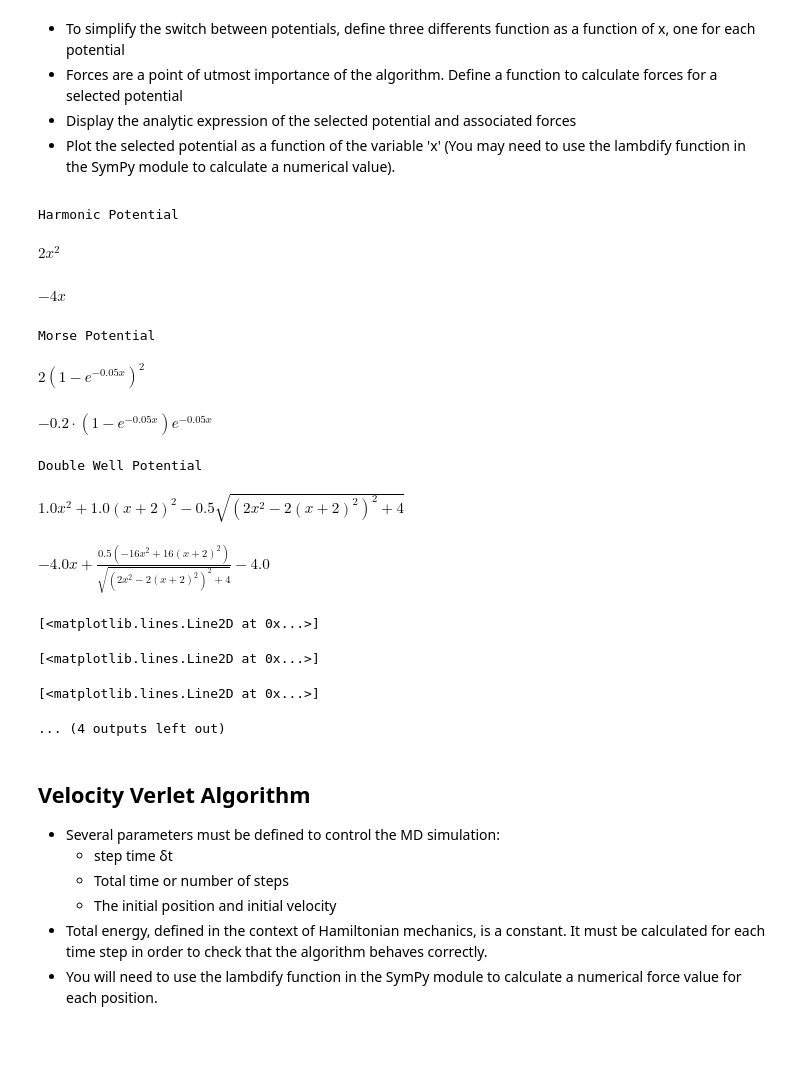
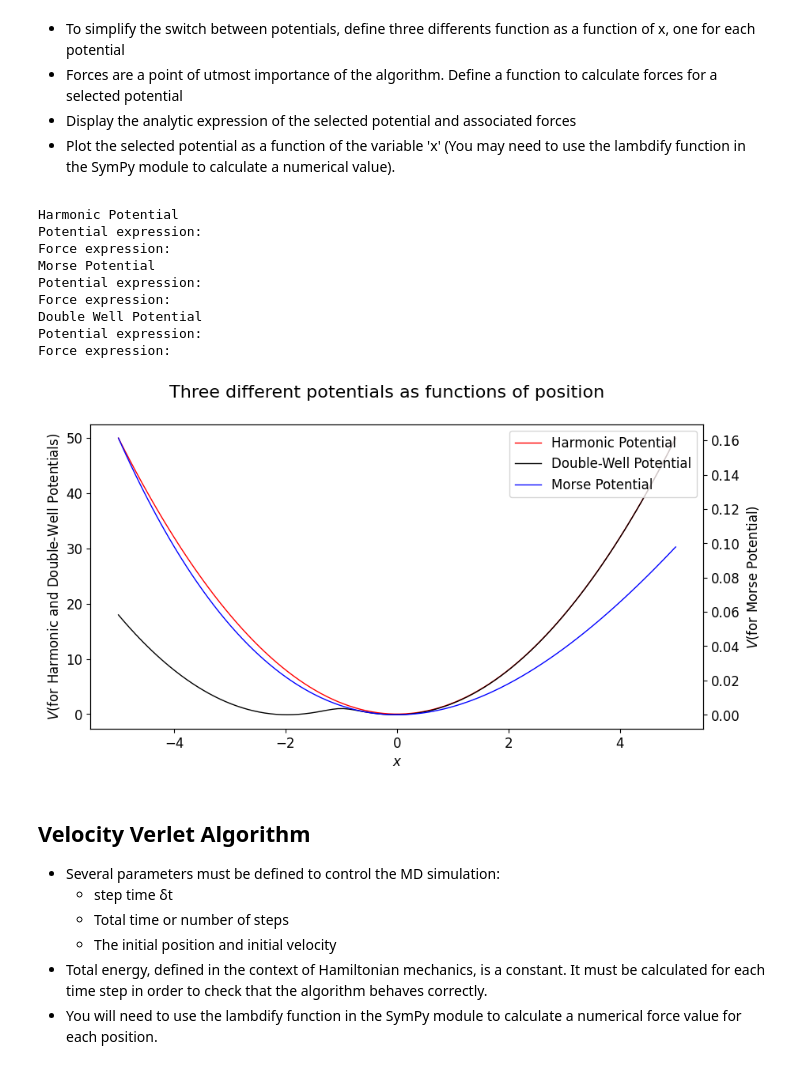
Before and after one commit to vfornemo/PytChem, a Jupyter notebook: MD_VVERLET_Tianyi.ipynb, the cells around one changed output. Drawn from its saved outputs; the diff is of its cells as text; code cells hidden in the pictures; blank space fills up the shorter version.

```diff
--- a/MD_VVERLET_Tianyi.ipynb
+++ b/MD_VVERLET_Tianyi.ipynb
@@ -121,7 +121,7 @@ def morse_V(x):
     if isinstance(x, Symbol):
         v = De*(1-sym.exp(-alpha*(x-xe_1)))**2
     else:
-        v = De*(1-math.exp(-alpha*(x-xe_1)))**2
+        v = De*(1-np.exp(-alpha*(x-xe_1)))**2
     return v
 
 def dbwl_V(x):
@@ -130,7 +130,7 @@ def dbwl_V(x):
     if isinstance(x, Symbol):
         v = .5*(f1+f2) - .5*sym.sqrt((f1-f2)**2 + h**2)
     else:
-        v = .5*(f1+f2) - .5*math.sqrt((f1-f2)**2 + h**2)
+        v = .5*(f1+f2) - .5*np.sqrt((f1-f2)**2 + h**2)
     return v
 
 # Define force
@@ -163,52 +163,62 @@ print("Harmonic Potential")
 x = sym.symbols("x")
 V0 = har_V(x)
 f0 = force_expr(0)
+print("Potential expression:")
 V0
+print("Force expression:")
 f0
 
 # Morse
 print("Morse Potential")
 V1 = morse_V(x)
 f1 = force_expr(1)
+print("Potential expression:")
 V1
+print("Force expression:")
 f1
 
 # Double well
 print("Double Well Potential")
 V2 = dbwl_V(x)
 f2 = force_expr(2)
+print("Potential expression:")
 V2
+print("Force expression:")
 f2
 
 # PlotV
 _x = np.linspace(-5.,5.,100)
 _V0 = sym.lambdify([x],V0)
 _V1 = sym.lambdify([x],V1)
 _V2 = sym.lambdify([x],V2)
 
 plt.rcParams["figure.figsize"] = (10,5)
 plt.rcParams.update({'font.size': 12})
-plt.plot(_x, _V0(_x),linewidth=1,color='red',label="Harmonic Potential")
-plt.plot(_x, _V1(_x),linewidth=1,color='blue',label="Morse Potential")
-plt.plot(_x, _V2(_x),linewidth=1,color='black',label="Double Well Potential")
-plt.xlabel("$V$")
-plt.xlabel("$x$")
-plt.legend()
+fig1, ax11 = plt.subplots()
+
+l11 = ax11.plot(_x, _V0(_x),linewidth=1,color='red',label="Harmonic Potential")
+l12 = ax11.plot(_x, _V2(_x),linewidth=1,color='black',label="Double-Well Potential")
+ax11.set_xlabel("$x$")
+ax11.set_ylabel("$V$(for Harmonic and Double-Well Potentials)")
+ax12 = ax11.twinx()
+l13 = ax12.plot(_x, _V1(_x),linewidth=1,color='blue',label="Morse Potential")
+ax12.set_ylabel("$V$(for Morse Potential)")
+ln11, lab11 = ax11.get_legend_handles_labels()
+ln12, lab12 = ax12.get_legend_handles_labels()
+ax12.legend(ln11+ln12, lab11+lab12, loc=0)
+fig1.suptitle('Three different potentials as functions of position', fontsize=16)
 plt.show()
 # %% [output]
 Harmonic Potential
+Potential expression:
+Force expression:
+Morse Potential
+Potential expression:
+Force expression:
+Double Well Potential
+Potential expression:
+Force expression:
-$\displaystyle 2 x^{2}$
-$\displaystyle - 4 x$
-Morse Potential
-$\displaystyle 2 \left(1 - e^{- 0.05 x}\right)^{2}$
-$\displaystyle - 0.2 \cdot \left(1 - e^{- 0.05 x}\right) e^{- 0.05 x}$
-Double Well Potential
-$\displaystyle 1.0 x^{2} + 1.0 \left(x + 2\right)^{2} - 0.5 \sqrt{\left(2 x^{2} - 2 \left(x + 2\right)^{2}\right)^{2} + 4}$
-$\displaystyle - 4.0 x + \frac{0.5 \left(- 16 x^{2} + 16 \left(x + 2\right)^{2}\right)}{\sqrt{\left(2 x^{2} - 2 \left(x + 2\right)^{2}\right)^{2} + 4}} - 4.0$
-[<matplotlib.lines.Line2D at 0x...>]
-[<matplotlib.lines.Line2D at 0x...>]
-[<matplotlib.lines.Line2D at 0x...>]
-... (4 outputs left out)
+[figure, added]
 # %% [markdown]
 ## Velocity Verlet Algorithm
 
```
Also changed, not shown: parts of 10 cells of this notebook, 1 other file.
